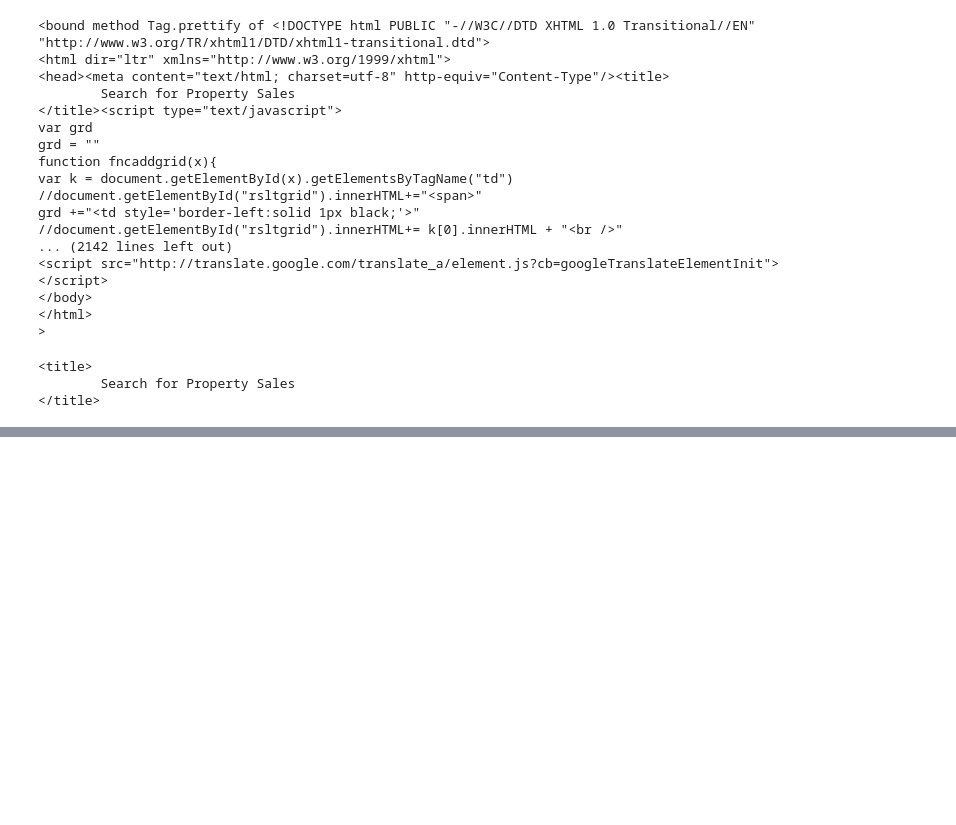
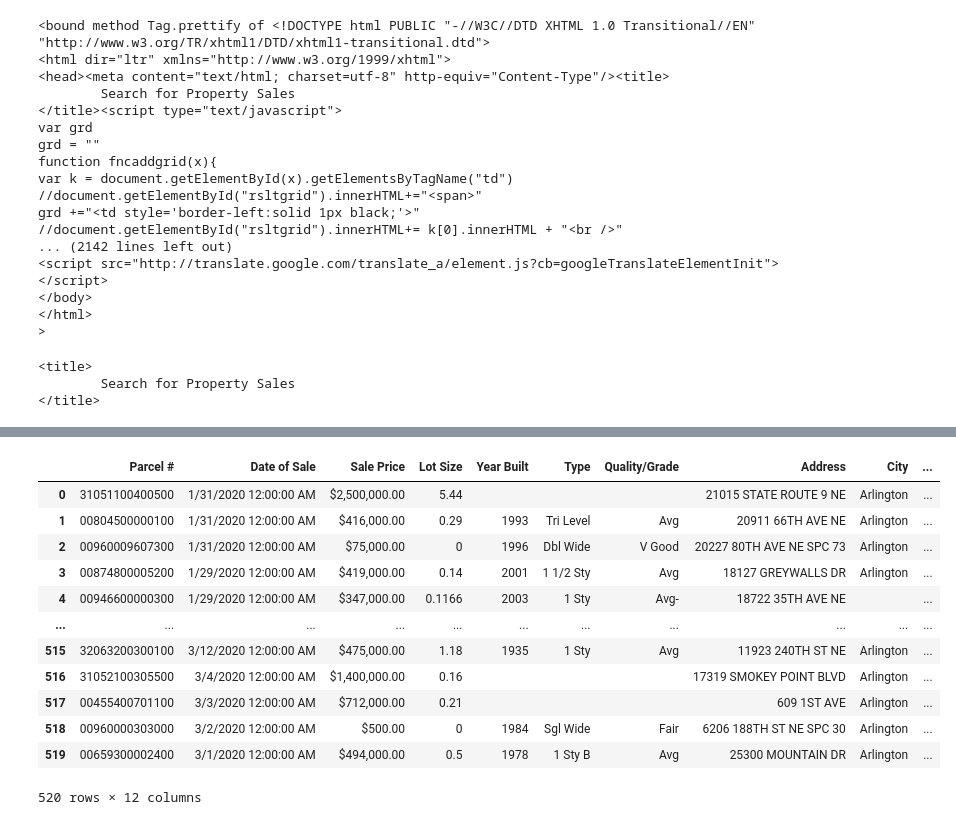
Before and after one commit to vmccready/home-saleprice-eda, a Jupyter notebook: homesale-notes.ipynb, the cells around one changed output, grey strips where cells are left out. Saved outputs shown, nothing was run; the diff lists cells and outputs as text; code cells hidden in the pictures; blank space fills up the shorter version.

```diff
--- a/homesale-notes.ipynb
+++ b/homesale-notes.ipynb
@@ -45,7 +47,7 @@ from datetime import date
 ## create Mongo Database for scraped webpages
 # %%
 db = client['homesales_snohomish']
-table = db
+sales = db.sales
 # %%
 # get website
 sale_search_url = 'http://www.snoco.org/app4/sas/assessor/services/salessearch2.aspx?TextBox1={}&TextBox12=&DropDownList3=&DropDownList1=&DropDownList2=&TextBox2=&TextBox3=&TextBox4=&TextBox5=&TextBox8=&TextBox9=&TextBox10={}%2F{}%2F{}&TextBox11={}%2F{}%2F{}'
@@ -113,0 +278,19 @@ print(soup.title)
+# %%
+rows = sales.find()
+home_sales = pd.DataFrame(list(rows))
+# %%
+home_sales.drop('_id', axis=1)
+# %% [output]
+|  | Parcel # | Date of Sale | Sale Price | Lot Size | Year Built | Type | Quality/Grade | Address | City | ... |
+| 0 | 31051100400500 | 1/31/2020 12:00:00 AM | $2,500,000.00 | 5.44 |  |  |  | 21015 STATE ROUTE 9 NE | Arlington | ... |
+| 1 | 00804500000100 | 1/31/2020 12:00:00 AM | $416,000.00 | 0.29 | 1993 | Tri Level | Avg | 20911 66TH AVE NE | Arlington | ... |
+| 2 | 00960009607300 | 1/31/2020 12:00:00 AM | $75,000.00 | 0 | 1996 | Dbl Wide | V Good | 20227 80TH AVE NE SPC 73 | Arlington | ... |
+| 3 | 00874800005200 | 1/29/2020 12:00:00 AM | $419,000.00 | 0.14 | 2001 | 1 1/2 Sty | Avg | 18127 GREYWALLS DR | Arlington | ... |
+| 4 | 00946600000300 | 1/29/2020 12:00:00 AM | $347,000.00 | 0.1166 | 2003 | 1 Sty | Avg- | 18722 35TH AVE NE |  | ... |
+| ... | ... | ... | ... | ... | ... | ... | ... | ... | ... | ... |
+| 515 | 32063200300100 | 3/12/2020 12:00:00 AM | $475,000.00 | 1.18 | 1935 | 1 Sty | Avg | 11923 240TH ST NE | Arlington | ... |
+| 516 | 31052100305500 | 3/4/2020 12:00:00 AM | $1,400,000.00 | 0.16 |  |  |  | 17319 SMOKEY POINT BLVD | Arlington | ... |
+| 517 | 00455400701100 | 3/3/2020 12:00:00 AM | $712,000.00 | 0.21 |  |  |  | 609 1ST AVE | Arlington | ... |
+| 518 | 00960000303000 | 3/2/2020 12:00:00 AM | $500.00 | 0 | 1984 | Sgl Wide | Fair | 6206 188TH ST NE SPC 30 | Arlington | ... |
+| 519 | 00659300002400 | 3/1/2020 12:00:00 AM | $494,000.00 | 0.5 | 1978 | 1 Sty B | Avg | 25300 MOUNTAIN DR | Arlington | ... |
+520 rows × 12 columns
```
Also changed, not shown: parts of 19 cells of this notebook, 1 other file.
